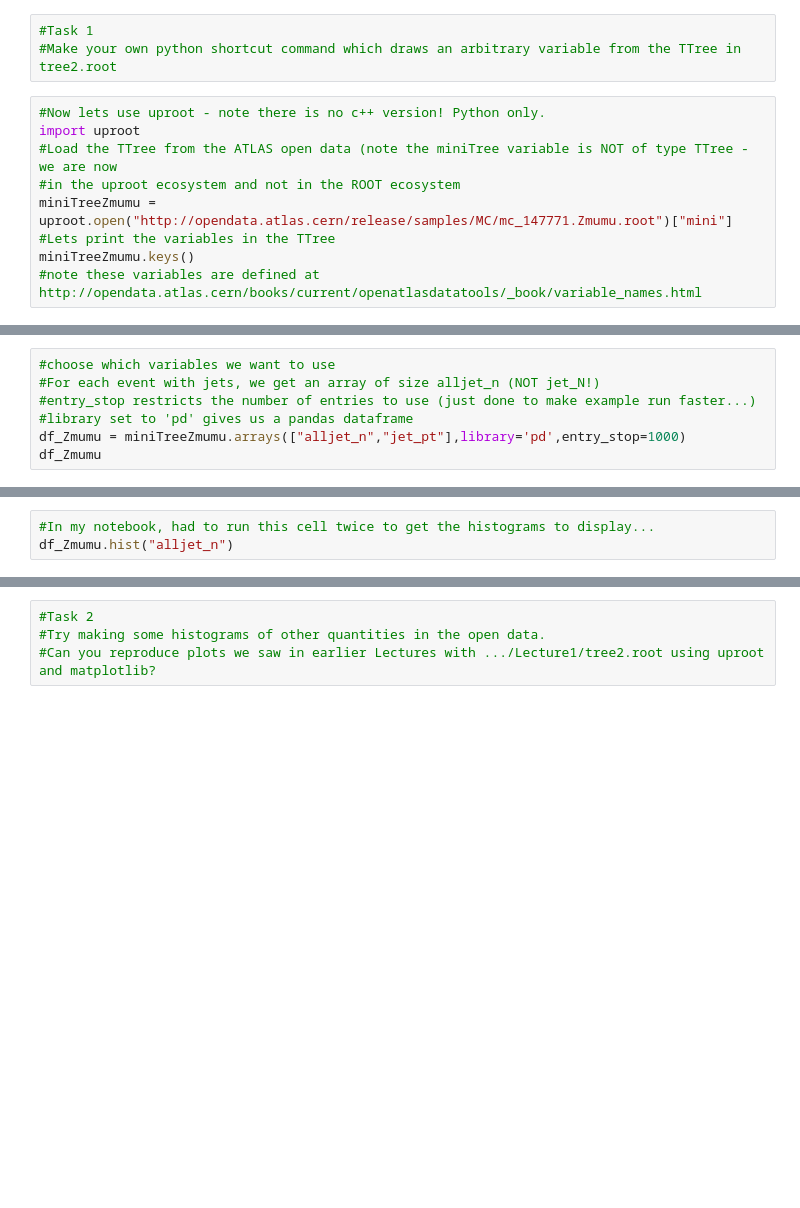
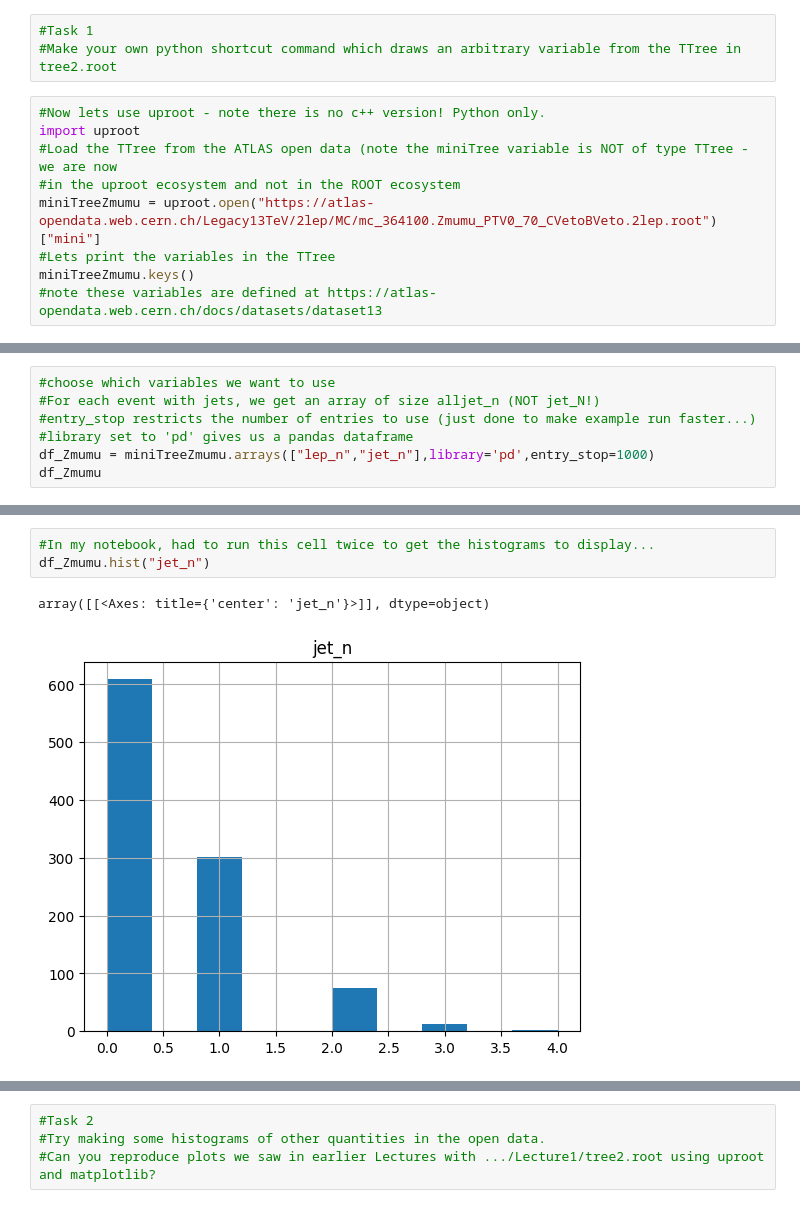
Before and after one commit to shefmarkh/ROOTSheffieldTeachingMaterial2020, a Jupyter notebook: Lecture4/Lecture4.ipynb, the cells around one changed output, grey strips where cells are left out. Drawn from its saved outputs; the diff is of its cells as text; blank space fills up the shorter version.

```diff
--- a/Lecture4/Lecture4.ipynb
+++ b/Lecture4/Lecture4.ipynb
@@ -34,7 +34,7 @@ myFile.ls()
 import uproot
 #Load the TTree from the ATLAS open data (note the miniTree variable is NOT of type TTree - we are now
 #in the uproot ecosystem and not in the ROOT ecosystem
-miniTreeZmumu = uproot.open("http://opendata.atlas.cern/release/samples/MC/mc_147771.Zmumu.root")["mini"]
+miniTreeZmumu = uproot.open("https://atlas-opendata.web.cern.ch/Legacy13TeV/2lep/MC/mc_364100.Zmumu_PTV0_70_CVetoBVeto.2lep.root")["mini"]
 #Lets print the variables in the TTree
 miniTreeZmumu.keys()
-#note these variables are defined at http://opendata.atlas.cern/books/current/openatlasdatatools/_book/variable_names.html
+#note these variables are defined at https://atlas-opendata.web.cern.ch/docs/datasets/dataset13
@@ -43,5 +61,5 @@ miniTreeZmumu.keys()
 #For each event with jets, we get an array of size alljet_n (NOT jet_N!)
 #entry_stop restricts the number of entries to use (just done to make example run faster...)
 #library set to 'pd' gives us a pandas dataframe
-df_Zmumu = miniTreeZmumu.arrays(["alljet_n","jet_pt"],library='pd',entry_stop=1000)
+df_Zmumu = miniTreeZmumu.arrays(["lep_n","jet_n"],library='pd',entry_stop=1000)
 df_Zmumu
@@ -48,4 +80,7 @@ df_Zmumu
 # %%
 #In my notebook, had to run this cell twice to get the histograms to display...
-df_Zmumu.hist("alljet_n")
+df_Zmumu.hist("jet_n")
+# %% [output]
+array([[<Axes: title={'center': 'jet_n'}>]], dtype=object)
+[figure, added]
 # %%
```
Also changed, not shown: parts of 24 cells of this notebook.
